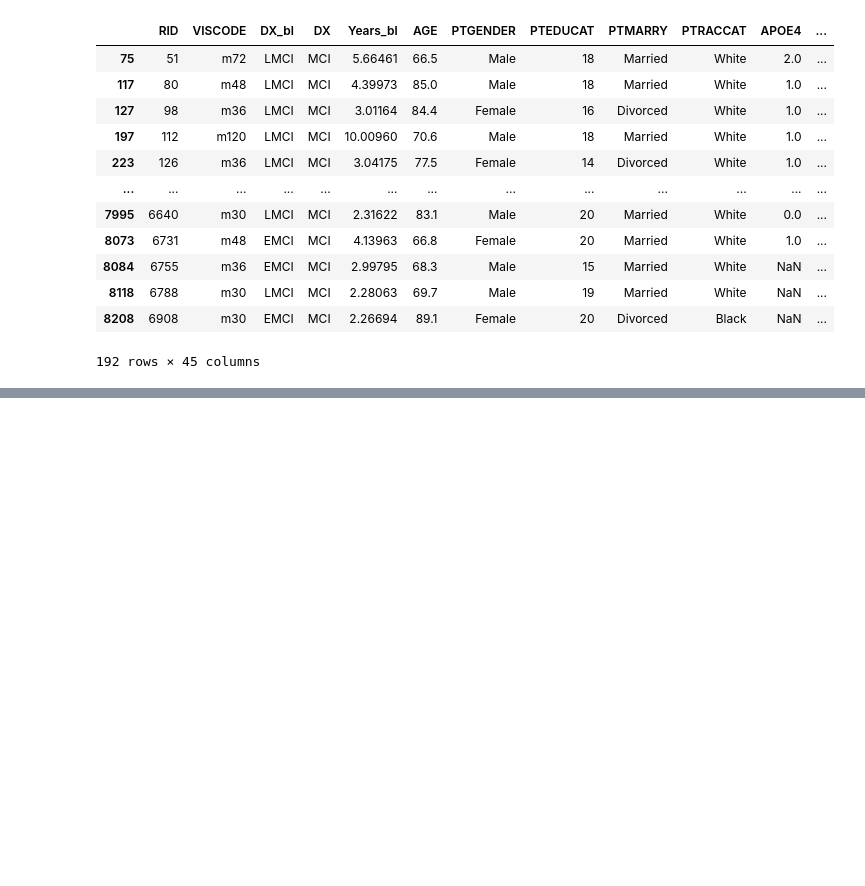
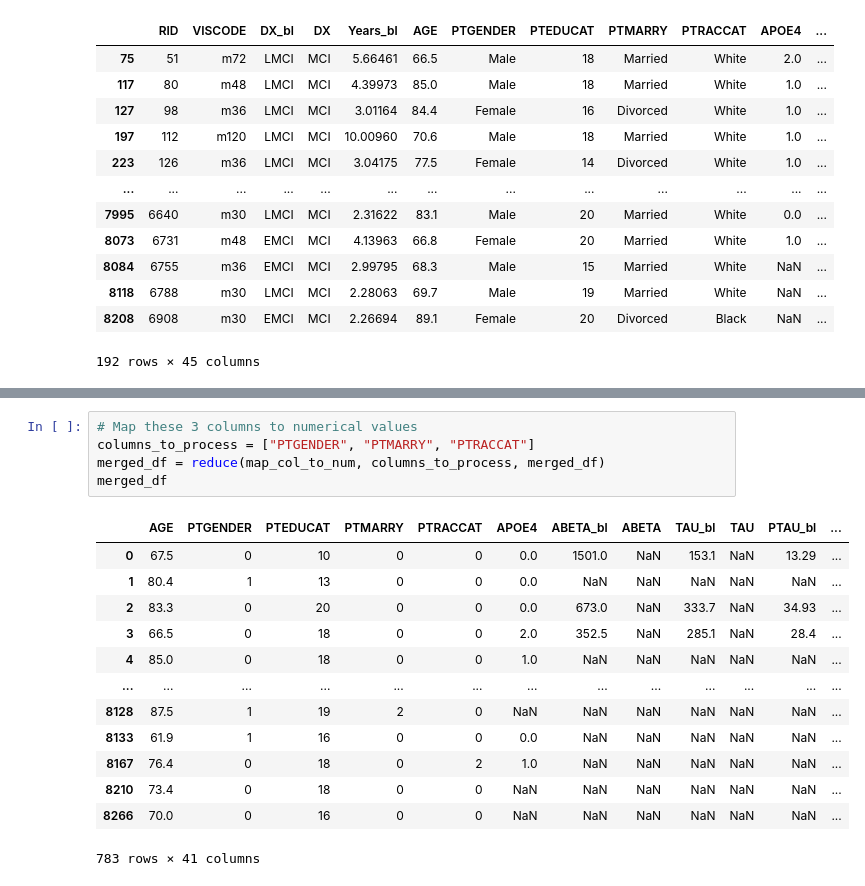
Before and after one commit to raoalihasan1/ML-MCI-AD-Conversion, a Jupyter notebook: data_preprocessing.ipynb, the cells around one changed output, grey strips where cells are left out. Saved outputs shown, nothing was run; the diff lists cells and outputs as text; blank space fills up the shorter version.

```diff
--- a/data_preprocessing.ipynb
+++ b/data_preprocessing.ipynb
@@ -413,0 +459,19 @@ statistics_df_of_df(convert_ad_df, exclusion_cols)
+# %%
+# Map these 3 columns to numerical values
+columns_to_process = ["PTGENDER", "PTMARRY", "PTRACCAT"]
+merged_df = reduce(map_col_to_num, columns_to_process, merged_df)
+merged_df
+# %% [output]
+|  | AGE | PTGENDER | PTEDUCAT | PTMARRY | PTRACCAT | APOE4 | ABETA_bl | ABETA | TAU_bl | TAU | PTAU_bl | ... |
+| 0 | 67.5 | 0 | 10 | 0 | 0 | 0.0 | 1501.0 | NaN | 153.1 | NaN | 13.29 | ... |
+| 1 | 80.4 | 1 | 13 | 0 | 0 | 0.0 | NaN | NaN | NaN | NaN | NaN | ... |
+| 2 | 83.3 | 0 | 20 | 0 | 0 | 0.0 | 673.0 | NaN | 333.7 | NaN | 34.93 | ... |
+| 3 | 66.5 | 0 | 18 | 0 | 0 | 2.0 | 352.5 | NaN | 285.1 | NaN | 28.4 | ... |
+| 4 | 85.0 | 0 | 18 | 0 | 0 | 1.0 | NaN | NaN | NaN | NaN | NaN | ... |
+| ... | ... | ... | ... | ... | ... | ... | ... | ... | ... | ... | ... | ... |
+| 8128 | 87.5 | 1 | 19 | 2 | 0 | NaN | NaN | NaN | NaN | NaN | NaN | ... |
+| 8133 | 61.9 | 1 | 16 | 0 | 0 | 0.0 | NaN | NaN | NaN | NaN | NaN | ... |
+| 8167 | 76.4 | 0 | 18 | 0 | 2 | 1.0 | NaN | NaN | NaN | NaN | NaN | ... |
+| 8210 | 73.4 | 0 | 18 | 0 | 0 | NaN | NaN | NaN | NaN | NaN | NaN | ... |
+| 8266 | 70.0 | 0 | 16 | 0 | 0 | NaN | NaN | NaN | NaN | NaN | NaN | ... |
+783 rows × 41 columns
```
Also changed, not shown: parts of 7 cells of this notebook.
